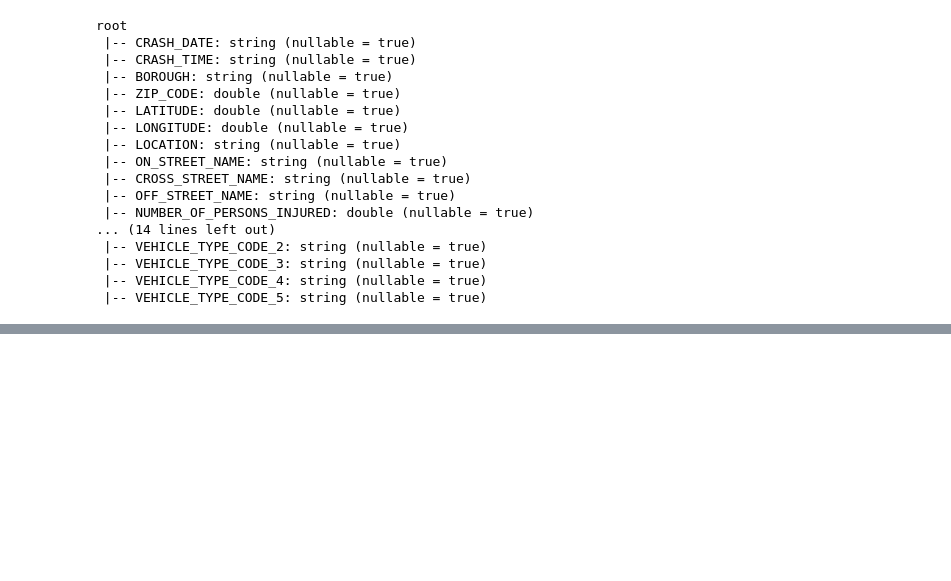
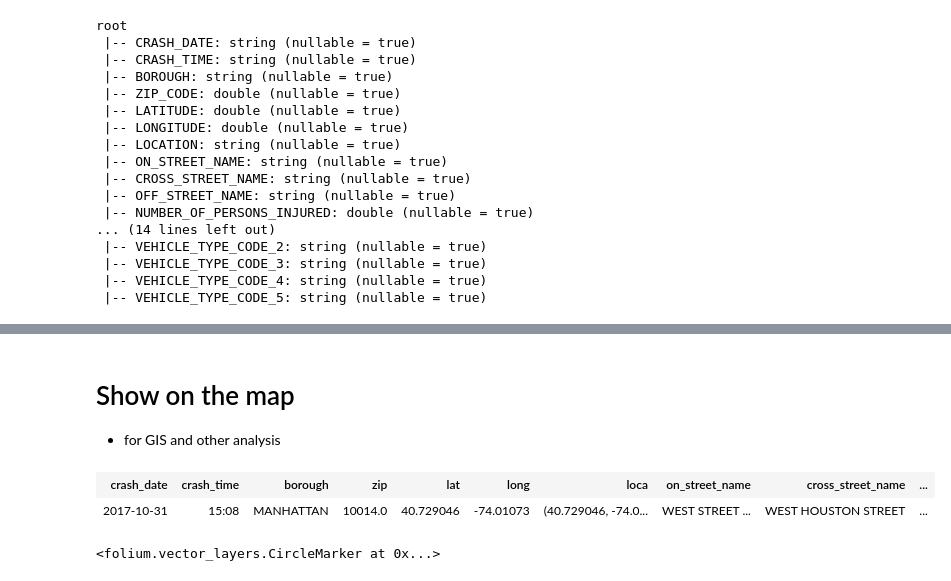
Before and after one commit to saitzaw/apache-spark-colab, a Jupyter notebook: Resolution2023_PySpark.ipynb, the cells around one changed output, grey strips where cells are left out. Saved outputs shown, nothing was run; the diff lists cells and outputs as text; code cells hidden in the pictures; blank space fills up the shorter version.

```diff
--- a/Resolution2023_PySpark.ipynb
+++ b/Resolution2023_PySpark.ipynb
@@ -129,0 +282,8 @@ only showing top 20 rows
+# %% [markdown]
+# Show on the map
+- for GIS and other analysis
+# %%
+MVCCDfAnalysis.filter(MVCCDfAnalysis["num_person_killed"] > 4)
+# %% [output]
+| crash_date | crash_time | borough | zip | lat | long | loca | on_street_name | cross_street_name | ... |
+| 2017-10-31 | 15:08 | MANHATTAN | 10014.0 | 40.729046 | -74.01073 | (40.729046, -74.0... | WEST STREET ... | WEST HOUSTON STREET | ... |
@@ -129,0 +293,13 @@ only showing top 20 rows
+# %%
+max_num_pp_killed = folium.Map(location=[loca_lat, loca_long], zoom_start=10)
+marker = folium.CircleMarker(
+    location=[loca_lat, loca_long],
+    radius=50,
+    popup="11 times",
+    color="#ee150e",
+    fill=True,
+    fill_color="#ff8581"
+    )
+marker.add_to(max_num_pp_killed)
+# %% [output]
+<folium.vector_layers.CircleMarker at 0x...>
```
Also changed, not shown: parts of 26 cells of this notebook.
